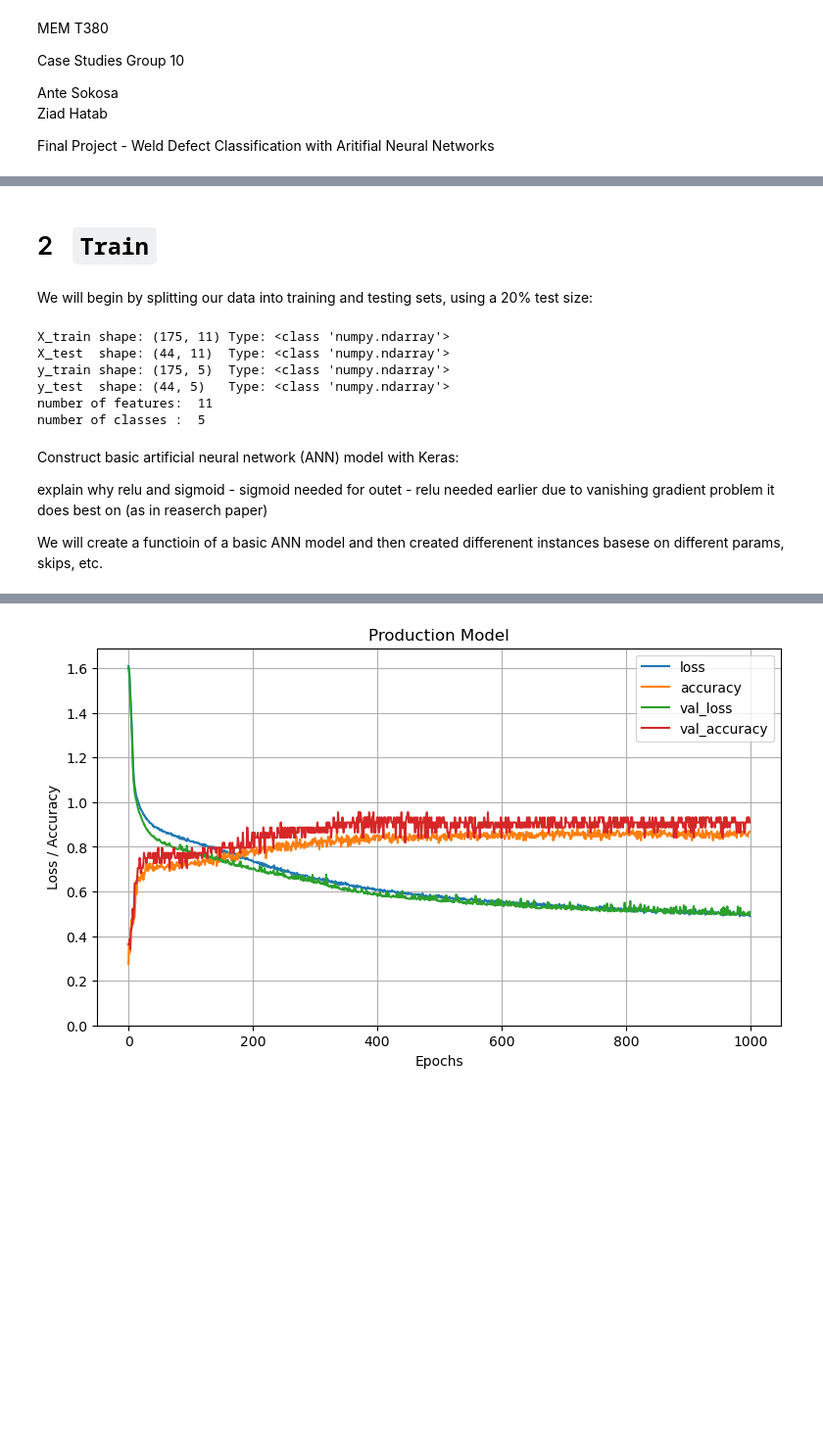
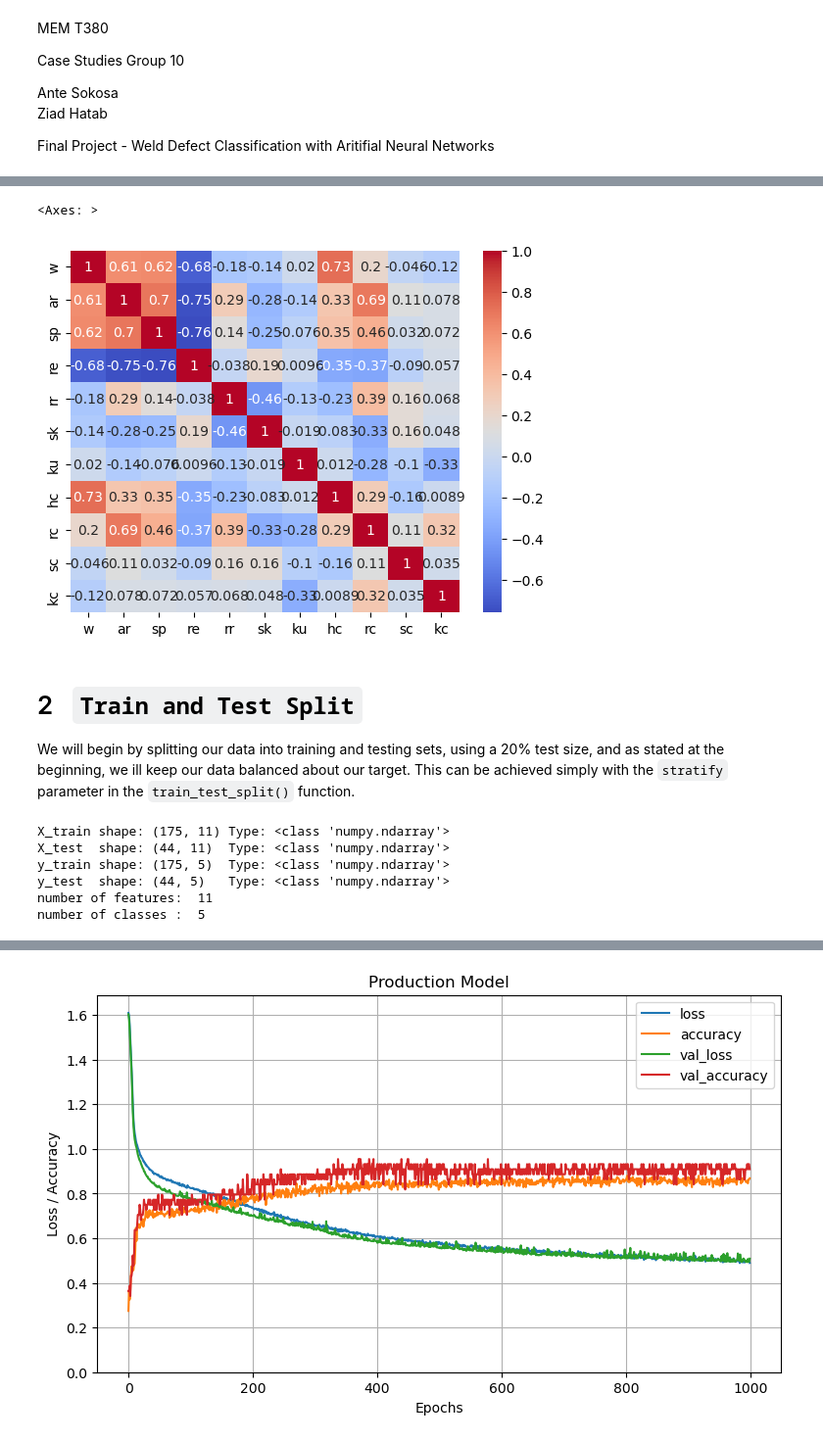
Before and after one commit to sokosaa/Machine-Learning-in-Mechanical-Engineering, a Jupyter notebook: project/project.ipynb, the cells around one changed output, grey strips where cells are left out. Shown at 98% size. Drawn from its saved outputs; the diff is of its cells as text; code cells hidden in the pictures; blank space fills up the shorter version.

```diff
--- a/project/project.ipynb
+++ b/project/project.ipynb
@@ -100,9 +163,12 @@ Useing `.info()` and `.describe()` for data confirmation and reference:
 # %%
-# sns.heatmap(df[nums].corr(), annot=True)
+sns.heatmap(df[nums].corr(), annot=True, cmap='coolwarm')
+# %% [output]
+<Axes: >
+[figure, added]
-# %% [markdown]
-# 2 &nbsp; `Train`
 # %% [markdown]
-We will begin by splitting our data into training and testing sets, using a 20% test size:
+# 2 &nbsp; `Train and Test Split`
+
+We will begin by splitting our data into training and testing sets, using a 20% test size, and as stated at the beginning, we ill keep our data balanced about our target. This can be achieved simply with the `stratify` parameter in the `train_test_split()` function.
 # %%
 X = df.select_dtypes(include=['float64']).values
 Y = df.select_dtypes(include=['uint8']).values
@@ -127,9 +193,3 @@ y_train shape: (175, 5)  Type: <class 'numpy.ndarray'>
 y_test  shape: (44, 5)   Type: <class 'numpy.ndarray'>
 number of features:  11
 number of classes :  5
-# %% [markdown]
-Construct basic artificial neural network (ANN) model with Keras:
-
-explain why relu and sigmoid - sigmoid needed for outet - relu needed earlier due to vanishing gradient problem it does best on (as in reaserch paper)
-
-We will create a functioin of a basic ANN model and then created differenent instances basese on different params, skips, etc.
```
Also changed, not shown: parts of 23 cells of this notebook, 4 other files.
